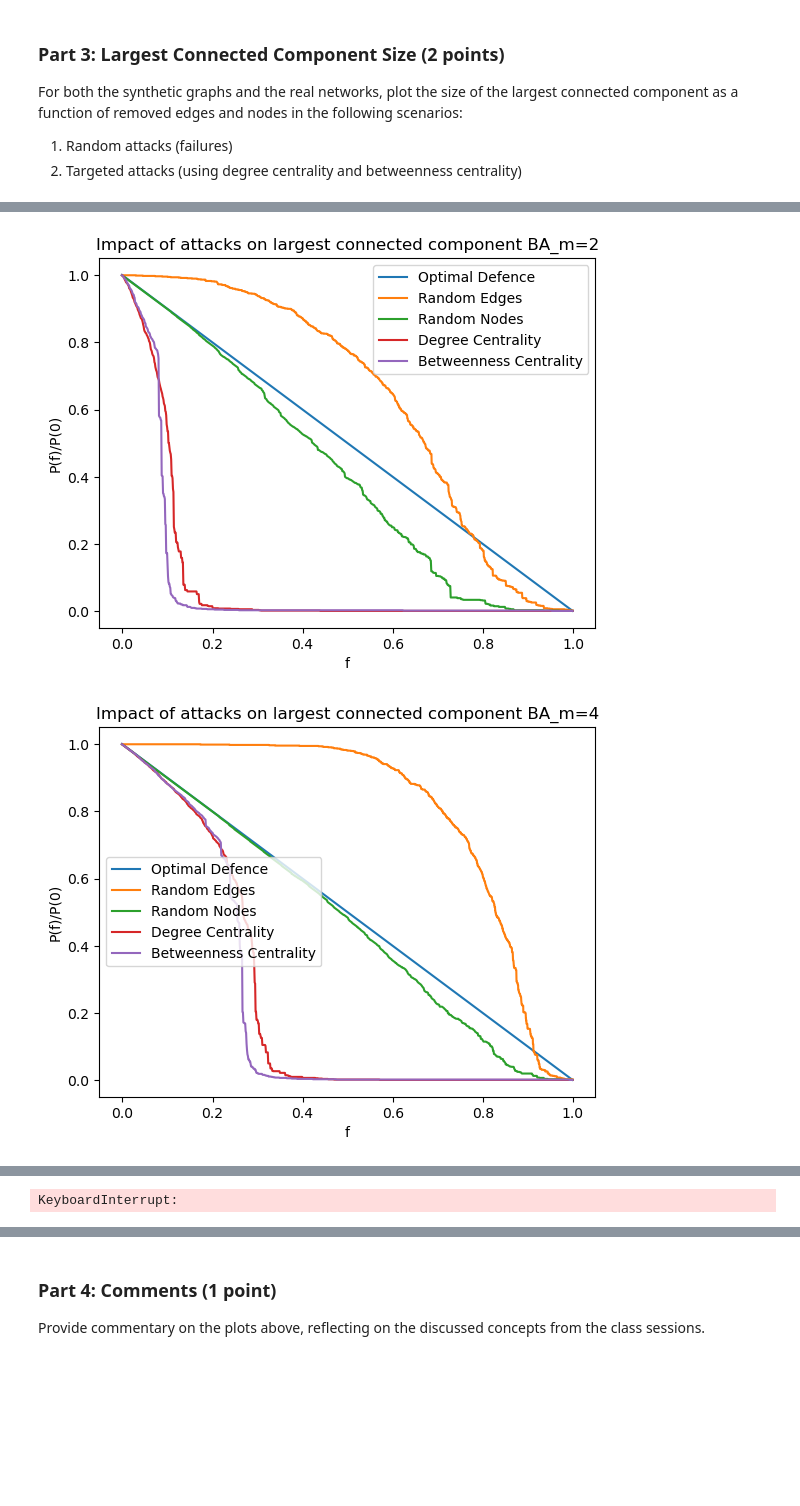
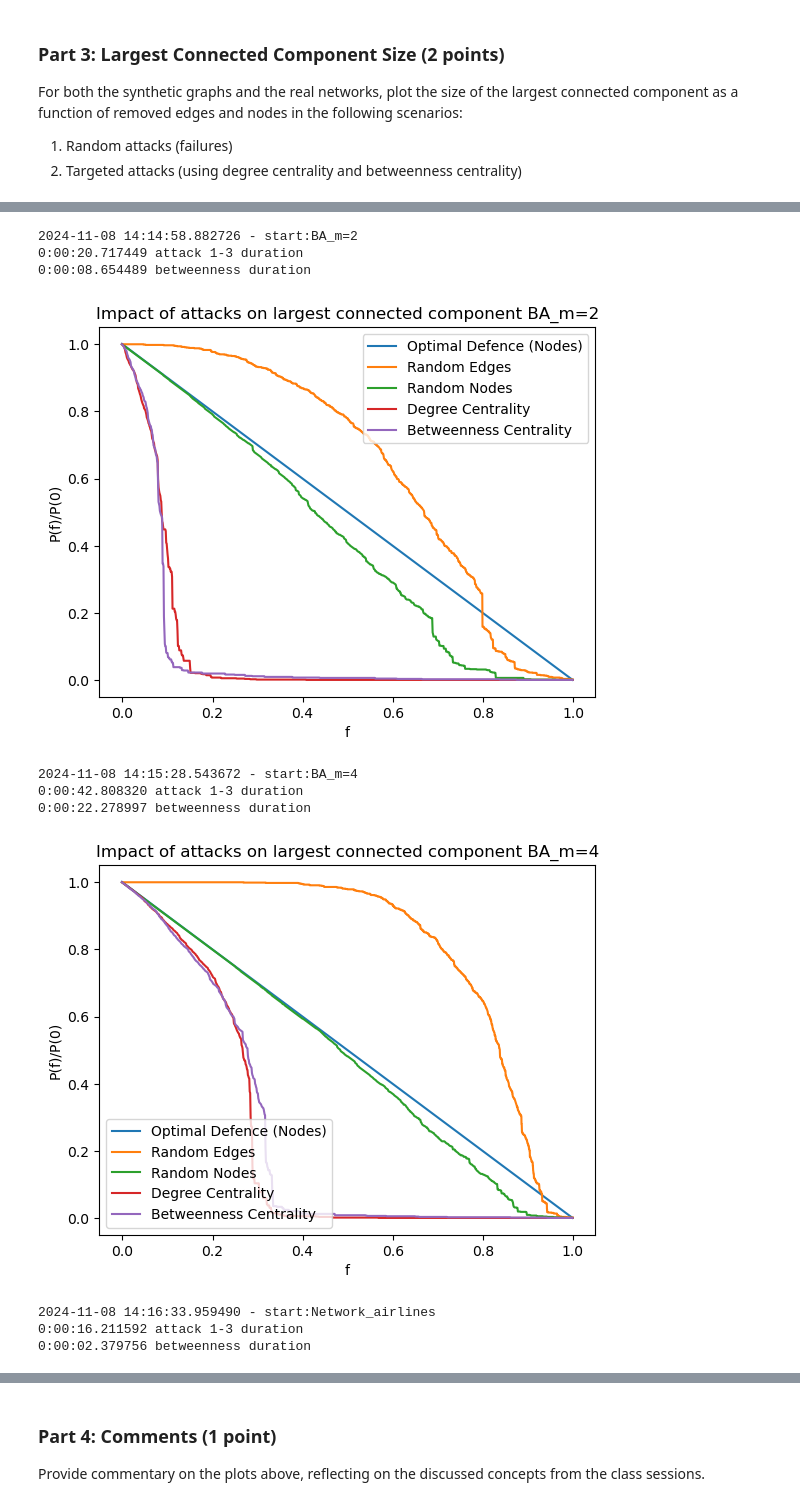
Before and after one commit to liamti5/UZH-Network-Science, a Jupyter notebook: a7/assignment7_Liam_Tessendorf_Maximilian_von_Willich.ipynb, the cells around one changed output, grey strips where cells are left out. Cells and saved outputs as stored; diff of their text form; code cells hidden in the pictures; blank space fills up the shorter version.

```diff
--- a/a7/assignment7_Liam_Tessendorf_Maximilian_von_Willich.ipynb
+++ b/a7/assignment7_Liam_Tessendorf_Maximilian_von_Willich.ipynb
@@ -119,10 +119,20 @@ def targeted_degree_node_attack(graph):
 
 def targeted_betweenness_node_attack(graph):
     start_comp_size = get_giant_comp_size(graph)
-    graph_attack_timeline = [1]
+    relative_comp_size = 1
+    graph_attack_timeline = [relative_comp_size]
     current_graph = graph.copy()
     while current_graph.number_of_nodes() > 2:
-        centrality = nx.betweenness_centrality(current_graph)
+        # takes far too long to compute: O(n^3), n can be up to 5000
+        # centrality = nx.betweenness_centrality(current_graph)
+
+        # alternative: O(n*c^2), c = subset_size
+        nodes = list(current_graph.nodes())
+        subset_size = min(10, len(nodes))
+        sources = random.sample(nodes, subset_size)
+        targets = random.sample(nodes, subset_size)
+        centrality = nx.betweenness_centrality_subset(current_graph, sources=sources, targets=targets)
+
         attacked_node = max(centrality, key=centrality.get)
         current_graph.remove_node(attacked_node)
         relative_comp_size = get_giant_comp_size(current_graph) / start_comp_size
@@ -148,13 +158,20 @@ def plot_graph_attack(rnd_edge_time, rnd_node_time, degree_time, betweenness_tim
 
 def plot_attacks(g_dict):
     for label, graph in g_dict.items():
+        import datetime
+        start_time = datetime.datetime.now()
+        print(str(datetime.datetime.now()) + " - start: " + label)
+        print("number of nodes: " + str(graph.number_of_nodes()))
         rnd_edge_time = rnd_edge_attack(graph)
         rnd_node_time = rnd_node_attack(graph)
         degree_time = targeted_degree_node_attack(graph)
+        second_time = datetime.datetime.now() - start_time
+        print(str(second_time) + " attack 1-3 duration")
         betweenness_time = targeted_betweenness_node_attack(graph)
+        third_time = datetime.datetime.now() - start_time - second_time
+        print(str(third_time) + " betweenness duration")
         title = "Impact of attacks on largest connected component " + label
         plot_graph_attack(rnd_edge_time, rnd_node_time, degree_time, betweenness_time, title)
 
-
 plot_attacks(graph_dict)
 # %% [output]
@@ -163,2 +186,11 @@ plot_attacks(graph_dict)
+2024-11-08 14:14:58.882726 - start:BA_m=2
+0:00:20.717449 attack 1-3 duration
+0:00:08.654489 betweenness duration
-[figure, old version]
+[figure, new version]
+2024-11-08 14:15:28.543672 - start:BA_m=4
+0:00:42.808320 attack 1-3 duration
+0:00:22.278997 betweenness duration
-[figure, old version]
+[figure, new version]
+2024-11-08 14:16:33.959490 - start:Network_airlines
+0:00:16.211592 attack 1-3 duration
+0:00:02.379756 betweenness duration
@@ -166 +197,0 @@ plot_attacks(graph_dict)
-KeyboardInterrupt:
```
Also changed, not shown: parts of 3 cells of this notebook.
